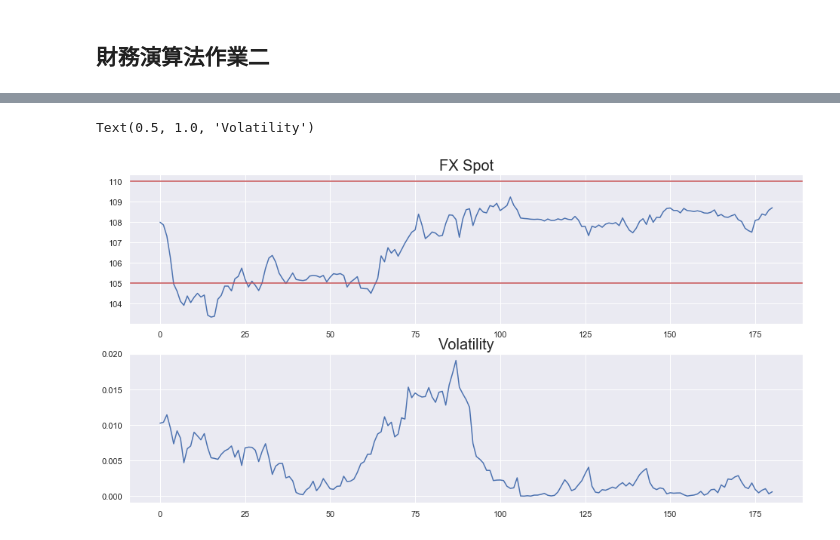
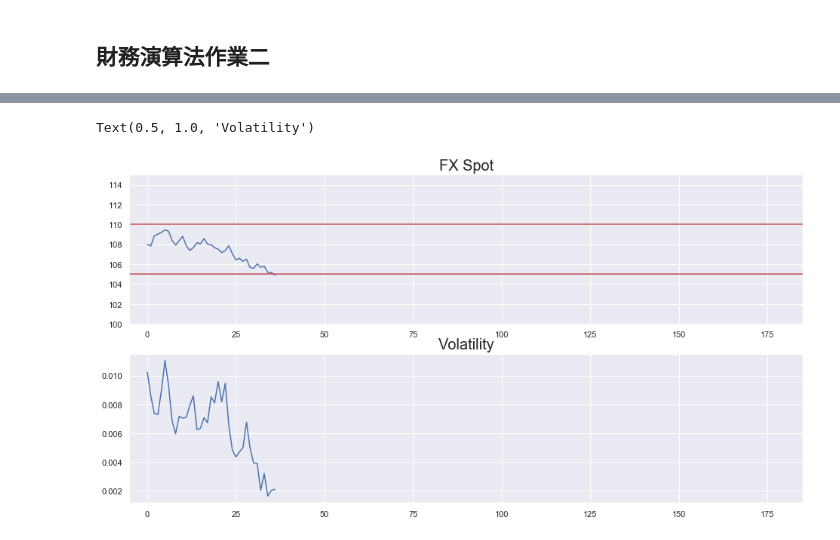
Before and after one commit to teemoteemo0318/heston-model, a Jupyter notebook: hw2.ipynb, the cells around one changed output, grey strips where cells are left out. Saved outputs shown, nothing was run; the diff lists cells and outputs as text; code cells hidden in the pictures.

```diff
--- a/hw2.ipynb
+++ b/hw2.ipynb
@@ -22,11 +35,23 @@ sns.set()
 # %%
 ## 市場資料
 T = 1/2
-r1m, r2m, r3m, r6m, r12m = 0.001675, 0.00207,0.0023845,0.0035350,0.005881
+rf1m, rf2m, rf3m, rf6m, rf12m = 0.001675, 0.00207,0.0023845,0.0035350,0.005881
 fx_spot = 108
 sp1m, sp2m, sp3m, sp6m, sp12m = -0.01325, -0.0425, -0.05855, -0.1221, -0.301
 y_barrier = 105
 n_barrier = 110
 
 fx_6m = fx_spot + sp6m # 6個月的遠期匯率
-rf6m = log(exp(r6m/2)*fx_spot/fx_6m)*2
+r6m = ((1+rf6m/2)*fx_6m/fx_spot - 1)*2
+## Heston Model 參數
+## 應該是要用交易的資料calibration，但這邊老師直接給
+
+v0 = 0.0102401
+kappa = 1.171979
+theta = 0.0141483
+rho = 0.128199
+sigma = 0.336611
+
+n = 180
+nos = 100000 # number of simulation
+xright = n+5
@@ -44,48 +66,63 @@ n = 180
 # %%
-zero_cov_rand = np.random.normal(size=(180,2)) #抽零相關的樣本
-cov_matrix = np.array([[1,rho],[rho,1]]) #共變異數矩陣
-cho_cov = np.linalg.cholesky(cov_matrix) # cholesky
-rho_cov_rand = zero_cov_rand.dot(cho_cov.T) #有相關性的brownian motion
+import numpy as np
+from math import sqrt, exp, log
 
-# rho_cov_rand = np.random.multivariate_normal(mean=[0,0], cov=cov_matrix, size=180)
-# 也可以直接模擬有相關性的 brownian motion
+# 跑一次monte_carlo得一條路徑，看使否得到報酬
+def monte_carlo(r,fx_spot,y_barrier,n_barrier,rf,v0,kappa,theta,rho,sigma,n,T,seed=None):
 
-# np.cov(x,rowvar=False)
-# cov-matrix檢查
+    ## 如果有指定隨機種子則用指定的，否則隨機指派本次模擬的隨機種子
+    if seed == None:
+        seed = np.random.randint(100000)
+    np.random.seed = seed
 
-S = [fx_spot]
-V = [v0]
-dt = T/n
-touch_Y = False
-touch_N = False
-get_payoff = False
-for i in range(180):
-    dS = (r6m-rf6m)*S[-1]*dt + sqrt(V[-1])*S[-1]*rho_cov_rand[i][0]*sqrt(dt)
-    dV = kappa*(theta-V[-1])*dt + sigma*sqrt(V[-1])*rho_cov_rand[i][1]*sqrt(dt)
-    if (S[-1]+dS <= y_barrier) & (not touch_N):
-        touch_Y = True
-    if (S[-1]+dS >= n_barrier) & (not touch_Y):
-        touch_N = True
-    V.append(abs(V[-1]+dV))
-    S.append(S[-1]+dS)
-if touch_Y & (not touch_N):
-    get_payoff = True
+    ## 抽樣
+    zero_cov_rand = np.random.normal(size=(n,2)) #抽零相關的樣本
+    cov_matrix = np.array([[1,rho],[rho,1]]) #共變異數矩陣
+    cho_cov = np.linalg.cholesky(cov_matrix) # cholesky
+    rho_cov_rand = zero_cov_rand.dot(cho_cov.T) #有相關性的brownian motion
 
-print(get_payoff)
-if touch_N:
-    print("先碰到N barrier")
-elif (not touch_Y):
-        print("沒碰到Y barrier")
-else:
-    print("得到報酬")
+    ## 模擬 S, V路徑，檢查是否得到報酬
+    S = [fx_spot]
+    V = [v0]
+    dt = T/n
+    touch_Y = False
+    touch_N = False
+    get_payoff = False
+    for i in range(n):
+        dS = (r-rf)*S[-1]*dt + sqrt(V[-1])*S[-1]*rho_cov_rand[i][0]*sqrt(dt)
+        dV = kappa*(theta-V[-1])*dt + sigma*sqrt(V[-1])*rho_cov_rand[i][1]*sqrt(dt)
+        V.append(abs(V[-1]+dV))
+        S.append(S[-1]+dS)
+
+    ## 檢查是否有碰到上下界
+        if (S[-1] <= y_barrier) & (not touch_N):
+            touch_Y = True
+            break
+        if (S[-1] >= n_barrier) & (not touch_Y):
+            touch_N = True
+            break
+
+    ## 檢查上下界的狀況已決定是否得到報酬
+    if touch_Y & (not touch_N):
+        get_payoff = True
+
+    return get_payoff,S,V
+
+get_payoff, S, V = monte_carlo(r6m,fx_spot,y_barrier,n_barrier,rf6m,v0,kappa,theta,rho,sigma,n,T)
+
+
+print('得到報酬:{}'.format(get_payoff))
 x = np.arange(len(S))
 plt.figure(figsize=(16,8))
 plt.subplot(211)
+plt.xlim((-5, xright))
+plt.ylim((100, 115))
 plt.plot(x,S)
 plt.axhline(105, color= 'r')
 plt.axhline(110, color= 'r')
 plt.title('FX Spot',size=20)
 plt.subplot(212)
+plt.xlim((-5, xright))
 plt.plot(x,V)
 plt.title('Volatility',size=20)
 # %% [output]
@@ -94,2 +130,2 @@ True
 Text(0.5, 1.0, 'Volatility')
-[figure, old version]
+[figure, new version]
```
Also changed, not shown: parts of 30 cells of this notebook, 20 other files.
